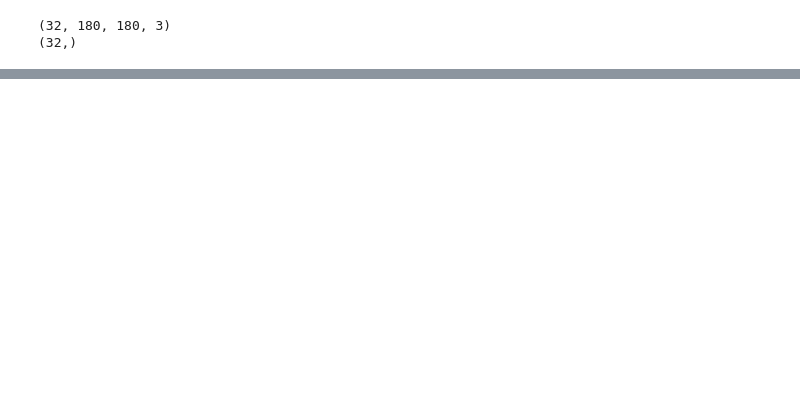
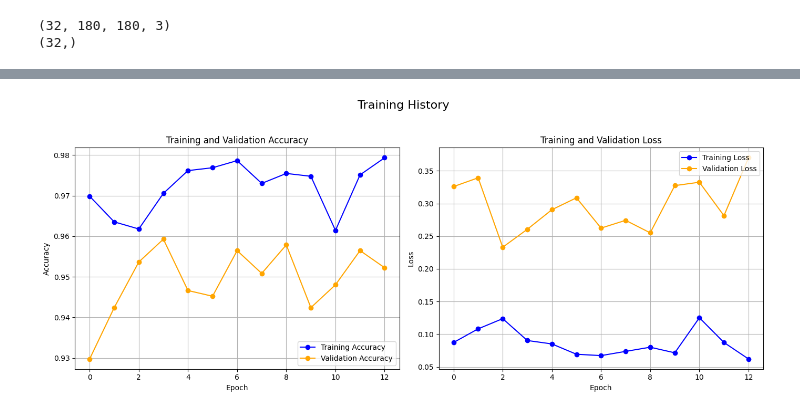
Before and after one commit to JirayuDear/Garbage_Classification, a Jupyter notebook: garbage_class.ipynb, the cells around one changed output, grey strips where cells are left out. Saved outputs shown, nothing was run; the diff lists cells and outputs as text; code cells hidden in the pictures; blank space fills up the shorter version.

```diff
--- a/garbage_class.ipynb
+++ b/garbage_class.ipynb
@@ -212,6 +202,7 @@ model = tf.keras.models.Sequential([
   tf.keras.layers.MaxPooling2D(),
   tf.keras.layers.Flatten(),
   tf.keras.layers.Dense(128, activation='relu'),
+  tf.keras.layers.Dropout(0.5),
   tf.keras.layers.Dense(num_classes)
 ])
 
@@ -243,8 +234,9 @@ model.compile(optimizer='adam',
               loss=tf.keras.losses.SparseCategoricalCrossentropy(from_logits=True),
               metrics=['accuracy'])
 # %%
-callback = tf.keras.callbacks.ModelCheckpoint(filepath='best_model2.keras',                  #เรียกกลับเมื่อค่า val_acc ลดลง
-                                               monitor='val_accuracy', mode='max',
+callback = tf.keras.callbacks.ModelCheckpoint(filepath='best_model.keras',                  #เรียกกลับเมื่อค่า val_acc ลดลง
+                                               monitor='val_loss', mode='min',
+                                               save_best_only=True,
                                                verbose=1,)
 early_stopping = tf.keras.callbacks.EarlyStopping(patience=10, restore_best_weights=True)
 # %%
@@ -274,0 +267,38 @@ Epoch 23: saving model to best_model2.keras
+# %%
+acc = history.history['accuracy']
+val_acc = history.history['val_accuracy']
+loss = history.history['loss']
+val_loss = history.history['val_loss']
+
+# สร้างช่วงของแกน X (จำนวน epochs)
+epochs_range = range(len(acc))
+
+# --- สร้างกราฟ ---
+plt.figure(figsize=(14, 6)) # กำหนดขนาดของพื้นที่วาดทั้งหมด
+
+# กราฟที่ 1: Training and Validation Accuracy
+plt.subplot(1, 2, 1) # สร้าง subplot ที่ 1 (จากทั้งหมด 1 แถว 2 คอลัมน์)
+plt.plot(epochs_range, acc, label='Training Accuracy', color='blue', marker='o')
+plt.plot(epochs_range, val_acc, label='Validation Accuracy', color='orange', marker='o')
+plt.legend(loc='lower right')
+plt.title('Training and Validation Accuracy')
+plt.xlabel('Epoch')
+plt.ylabel('Accuracy')
+plt.grid(True) # เพิ่มเส้นกริด
+
+# กราฟที่ 2: Training and Validation Loss
+plt.subplot(1, 2, 2) # สร้าง subplot ที่ 2
+plt.plot(epochs_range, loss, label='Training Loss', color='blue', marker='o')
+plt.plot(epochs_range, val_loss, label='Validation Loss', color='orange', marker='o')
+plt.legend(loc='upper right')
+plt.title('Training and Validation Loss')
+plt.xlabel('Epoch')
+plt.ylabel('Loss')
+plt.grid(True) # เพิ่มเส้นกริด
+
+# แสดงกราฟทั้งหมด
+plt.suptitle('Training History', fontsize=16)
+plt.tight_layout(rect=[0, 0.03, 1, 0.95]) # ปรับ layout ให้สวยงาม
+plt.show()
+# %% [output]
+[figure, added]
```
Also changed, not shown: parts of 8 cells of this notebook, 8 other files.
